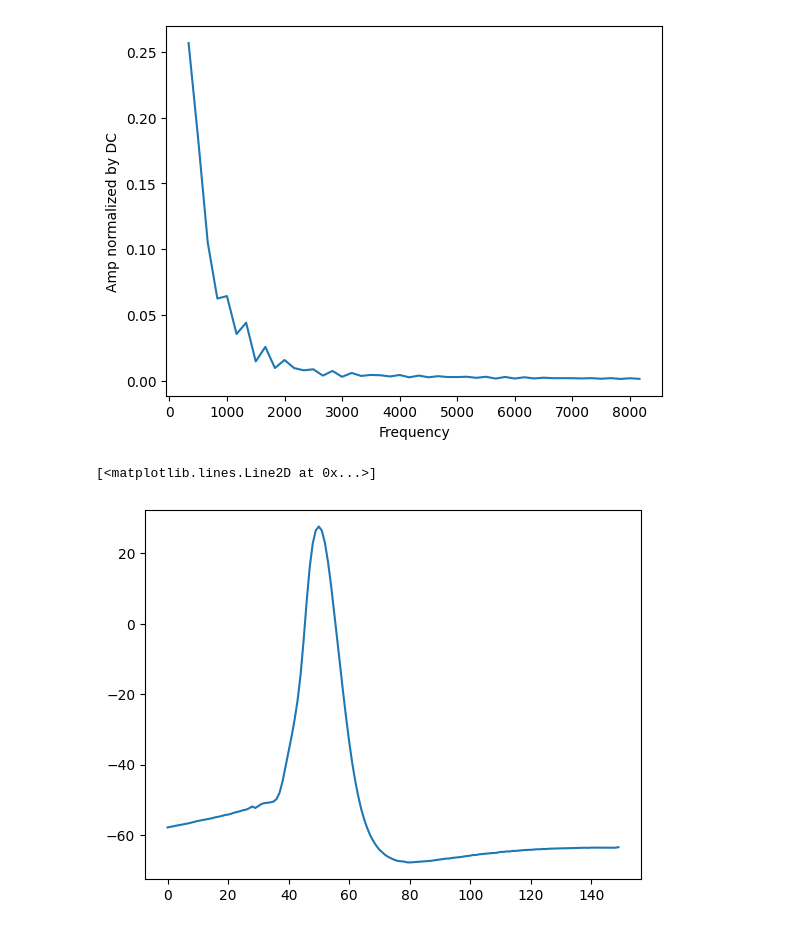
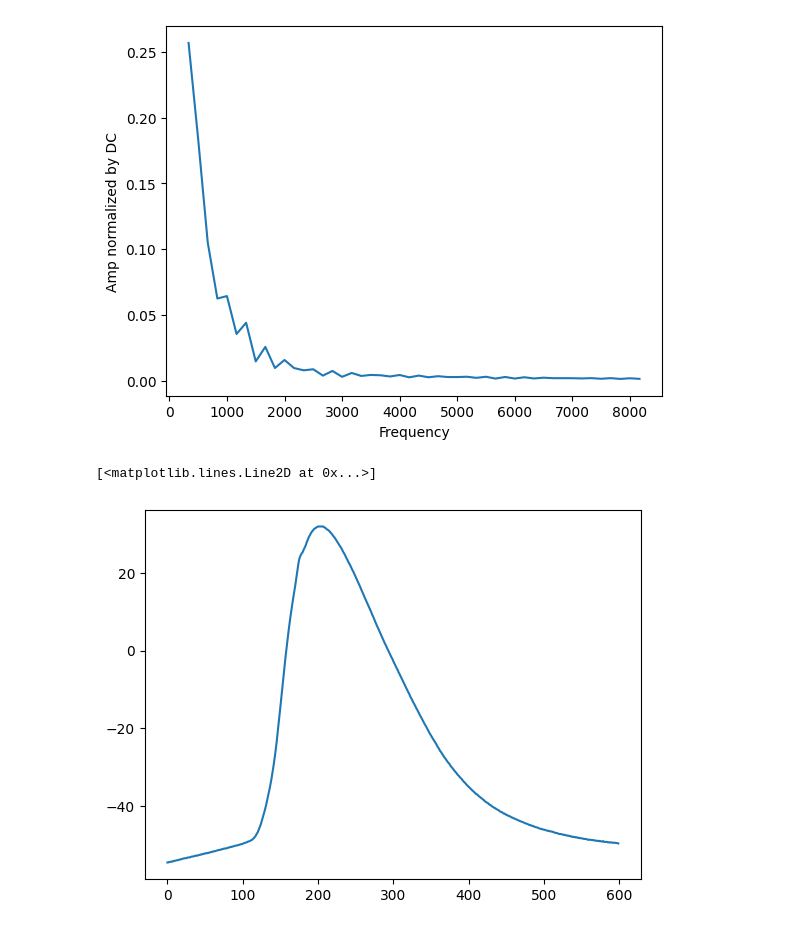
Before and after one commit to ofek181/Neuronal-Cell-Type-Classification, a Jupyter notebook: temp_fourier.ipynb, the cells around one changed output. Drawn from its saved outputs; the diff is of its cells as text; code cells hidden in the pictures.

```diff
--- a/temp_fourier.ipynb
+++ b/temp_fourier.ipynb
@@ -135,11 +135,11 @@ plt.xlabel('Frequency')
 Text(0.5, 0, 'Frequency')
 [figure]
 # %%
-signal = np.load('data/single_spike/human/aspiny/488386504_12.npy')
+signal = np.load('data/single_spike/mouse/glutamatergic/479091820_16.npy')
 plt.plot(signal)
 # %% [output]
 [<matplotlib.lines.Line2D at 0x...>]
-[figure, old version]
+[figure, new version]
 # %%
 fft = np.fft.fft(signal)
 freq = np.fft.fftfreq(signal.size, d=1./sampling_rate)
```
Also changed, not shown: parts of 4 cells of this notebook, 12 other files.
